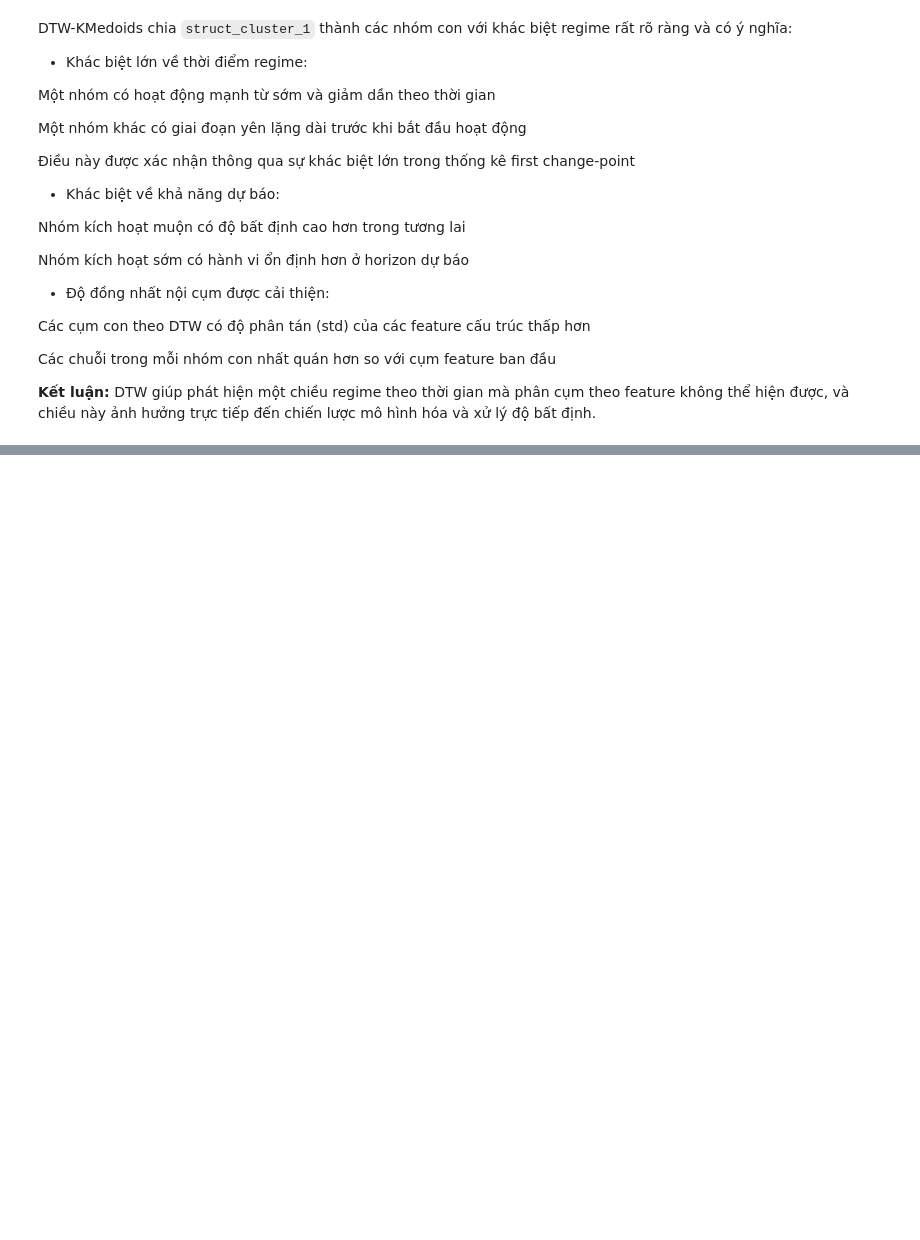
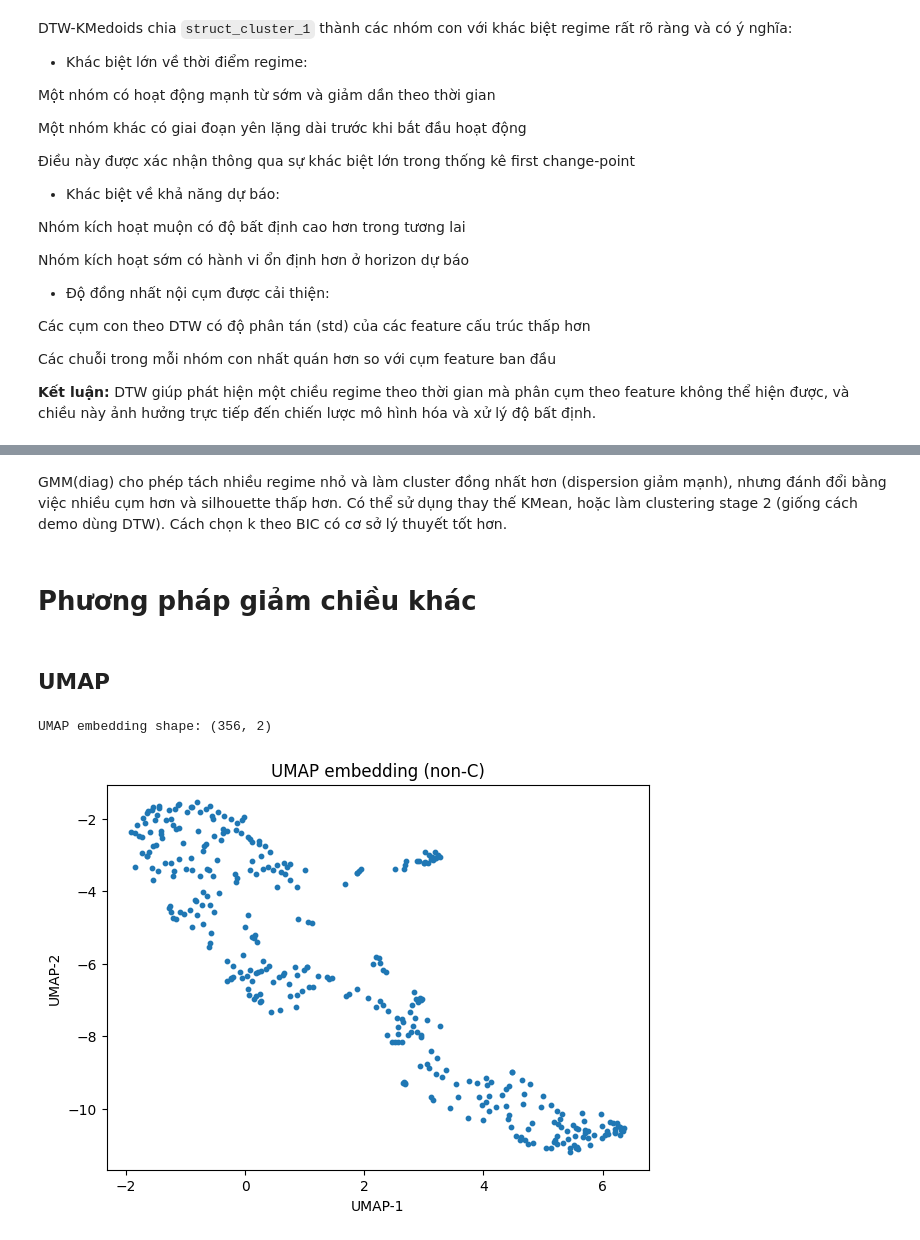
Before and after one commit to hannahnguyen14/skill-practice, a Jupyter notebook: clustering_demo.ipynb, the cells around one changed output, grey strips where cells are left out. Drawn from its saved outputs; the diff is of its cells as text; code cells hidden in the pictures; blank space fills up the shorter version.

Commit message:
demo

```diff
--- a/clustering_demo.ipynb
+++ b/clustering_demo.ipynb
@@ -628,0 +641,9 @@ ht_flagged[ht_flagged["heavy_tailed"] == True]
+# %%
+def clip_outliers(df, q_low=0.01, q_high=0.99):
+    df_clipped = df.copy()
+    for col in df.columns:
+        lo, hi = df[col].quantile([q_low, q_high])
+        df_clipped[col] = df[col].clip(lo, hi)
+    return df_clipped
+
+X_nonC = clip_outliers(X_nonC)
@@ -1257,0 +1074,6 @@ Bản chất khó vì regime change / drift / event-driven dynamics
+# %%
+dropped = ["wpe"]
+kept_cols = [c for c in X_nonC_corr.columns if c not in dropped]
+X_drop = X_nonC_corr[kept_cols]
+scaler = StandardScaler()
+X_nonC_scaled = scaler.fit_transform(X_drop)
@@ -1428,0 +1702,6 @@ DTW giúp phát hiện một chiều regime theo thời gian mà phân cụm the
+# %% [markdown]
+GMM(diag) cho phép tách nhiều regime nhỏ và làm cluster đồng nhất hơn (dispersion giảm mạnh), nhưng đánh đổi bằng việc nhiều cụm hơn và silhouette thấp hơn. Có thể sử dụng thay thế KMean, hoặc làm clustering stage 2 (giống cách demo dùng DTW). Cách chọn k theo BIC có cơ sở lý thuyết tốt hơn.
+# %% [markdown]
+# Phương pháp giảm chiều khác
+# %% [markdown]
+## UMAP
@@ -1428,0 +1710,22 @@ DTW giúp phát hiện một chiều regime theo thời gian mà phân cụm the
+# %%
+umap_model = umap.UMAP(
+    n_components=2,
+    n_neighbors=30,
+    min_dist=0.05,
+    metric="euclidean",    # vì đã scale feature
+    random_state=42,
+)
+
+X_umap_2d = umap_model.fit_transform(X_nonC_scaled)
+print("UMAP embedding shape:", X_umap_2d.shape)
+# %% [output]
+UMAP embedding shape: (356, 2)
+# %%
+plt.figure(figsize=(7,5))
+plt.scatter(X_umap_2d[:,0], X_umap_2d[:,1], s=10)
+plt.title("UMAP embedding (non-C)")
+plt.xlabel("UMAP-1")
+plt.ylabel("UMAP-2")
+plt.show()
+# %% [output]
+[figure, added]
```
Also changed, not shown: parts of 112 cells of this notebook.
